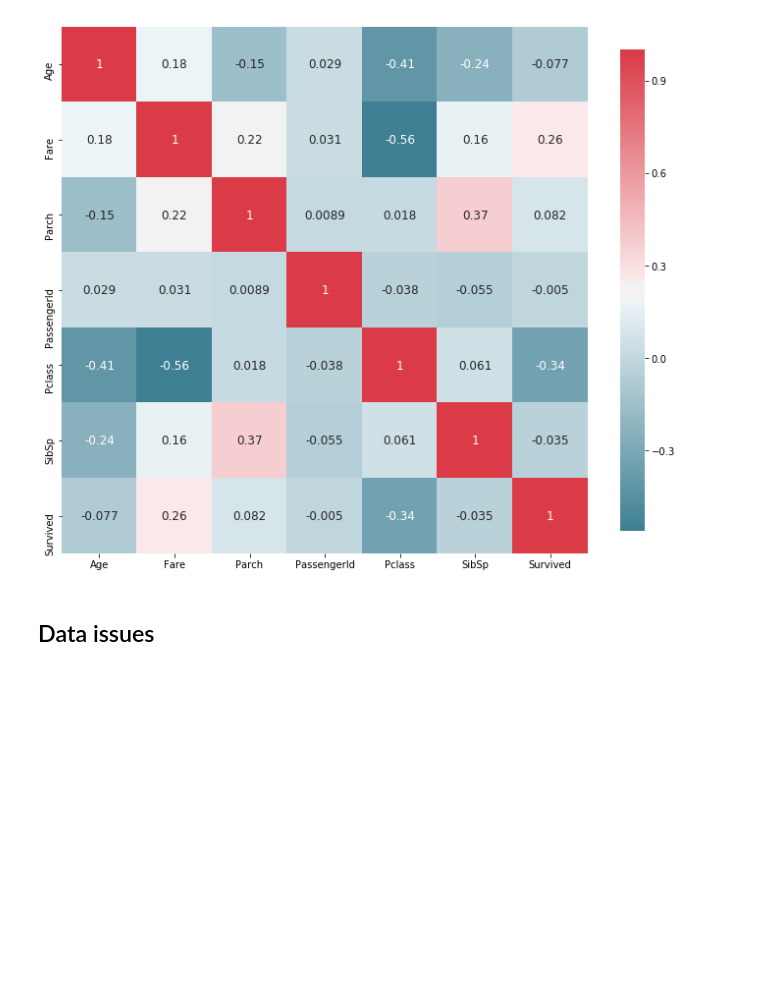
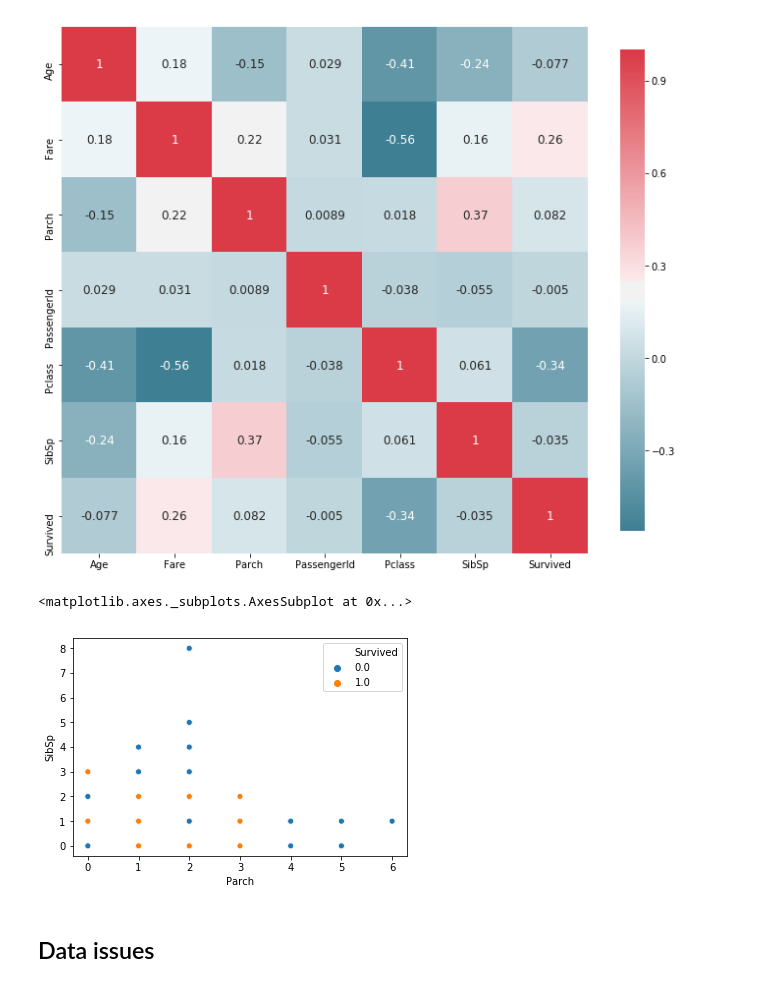
Before and after one commit to defvol/datasci-flow, a Jupyter notebook: eda.ipynb, the cells around one changed output. Saved outputs shown, nothing was run; the diff lists cells and outputs as text; code cells hidden in the pictures; blank space fills up the shorter version.

```diff
--- a/eda.ipynb
+++ b/eda.ipynb
@@ -221,6 +232,11 @@ A _correlation matrix_ measures the linear dependence between features.
 plot_correlation_map(df)
 # %% [output]
 [figure]
+# %%
+sns.scatterplot(x="Parch", y="SibSp", hue="Survived", data=df)
+# %% [output]
+<matplotlib.axes._subplots.AxesSubplot at 0x...>
+[figure, added]
 # %% [markdown]
 ## Data issues
 # %% [markdown]
```
Also changed, not shown: parts of 8 cells of this notebook.
